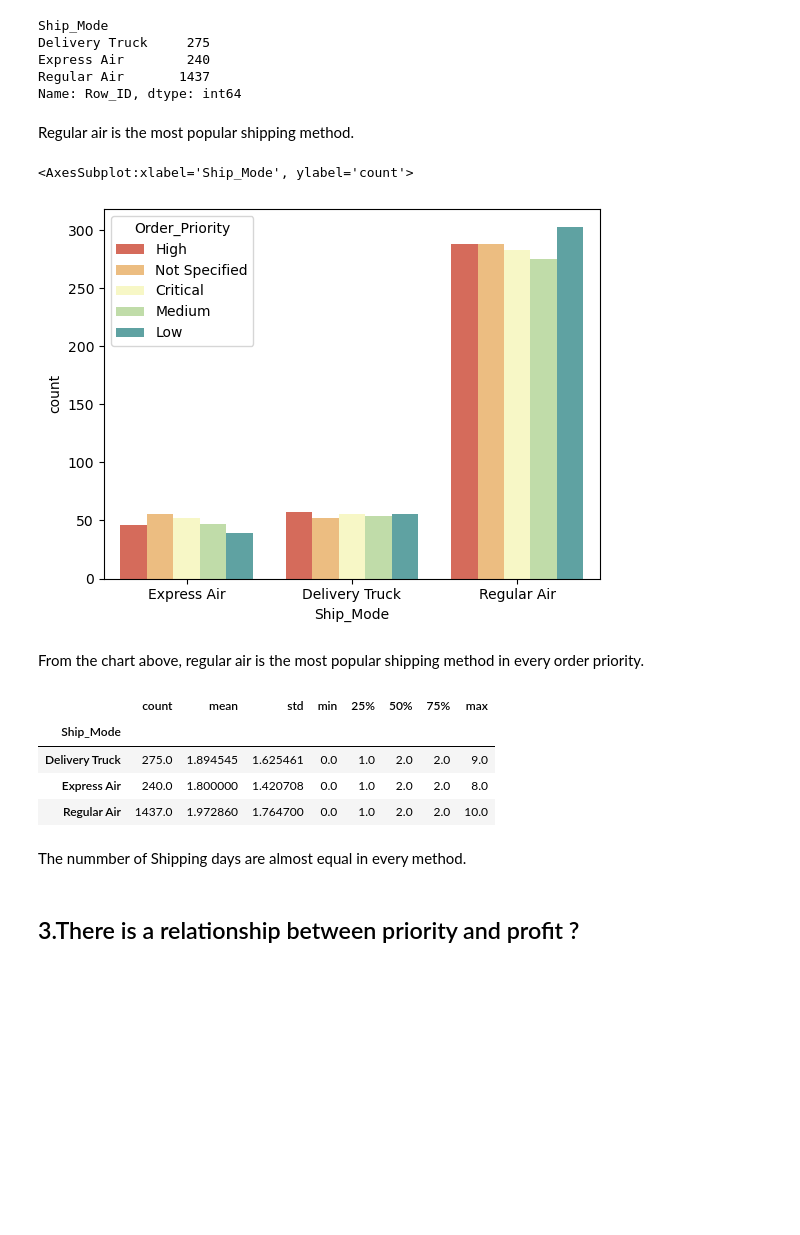
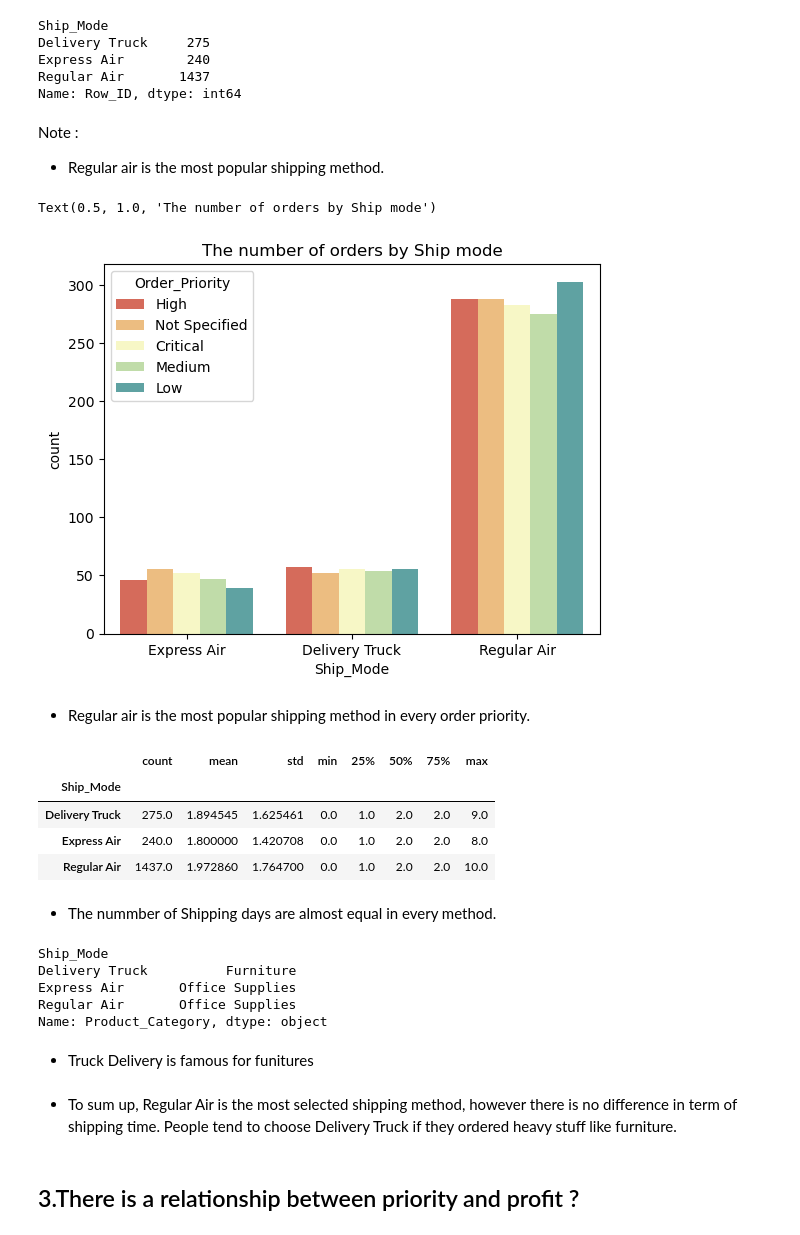
Before and after one commit to pimgcn/analysis-superstore, a Jupyter notebook: Superstore.ipynb, the cells around one changed output. Cells and saved outputs as stored; diff of their text form; code cells hidden in the pictures; blank space fills up the shorter version.

```diff
--- a/Superstore.ipynb
+++ b/Superstore.ipynb
@@ -20,7 +15,7 @@ import geopandas as gpd
 ## Preparing Superstore dataset
 # %%
 # import data (.csv file)
-storedf = pd.read_csv(r'/Users/pims/Desktop/projects/superstore/SuperStoreUS.csv')
+storedf = pd.read_csv(r'/Users/pims/Desktop/projects/superstore/analysis-superstore/SuperStoreUS.csv')
 storedf.head()
 # %% [output]
 |  | Row ID | Order Priority | Discount | Unit Price | Shipping Cost | Customer ID | Customer Name | Ship Mode | ... |
@@ -188,14 +189,16 @@ Express Air        240
 Regular Air       1437
 Name: Row_ID, dtype: int64
 # %% [markdown]
-Regular air is the most popular shipping method.
+Note :
+- Regular air is the most popular shipping method.
 # %%
 sns.countplot(data = storedf, x = 'Ship_Mode', hue = 'Order_Priority',palette='Spectral')
+plt.title('The number of orders by Ship mode')
 # %% [output]
-<AxesSubplot:xlabel='Ship_Mode', ylabel='count'>
+Text(0.5, 1.0, 'The number of orders by Ship mode')
-[figure, old version]
+[figure, new version]
 # %% [markdown]
-From the chart above, regular air is the most popular shipping method in every order priority.
+- Regular air is the most popular shipping method in every order priority.
 # %%
 storedf1.groupby('Ship_Mode')['Diff_Days'].describe()
 # %% [output]
@@ -205,7 +208,19 @@ storedf1.groupby('Ship_Mode')['Diff_Days'].describe()
 | Express Air | 240.0 | 1.800000 | 1.420708 | 0.0 | 1.0 | 2.0 | 2.0 | 8.0 |
 | Regular Air | 1437.0 | 1.972860 | 1.764700 | 0.0 | 1.0 | 2.0 | 2.0 | 10.0 |
 # %% [markdown]
-The nummber of Shipping days are almost equal in every method.
+- The nummber of Shipping days are almost equal in every method.
+# %%
+storedf.groupby('Ship_Mode')['Product_Category'].agg(pd.Series.mode)
+# %% [output]
+Ship_Mode
+Delivery Truck          Furniture
+Express Air       Office Supplies
+Regular Air       Office Supplies
+Name: Product_Category, dtype: object
+# %% [markdown]
+- Truck Delivery is famous for funitures
+# %% [markdown]
+- To sum up, Regular Air is the most selected shipping method, however there is no difference in term of shipping time. People tend to choose Delivery Truck if they ordered heavy stuff like furniture.
 # %% [markdown]
 ## 3.There is a relationship between priority and profit ?
 # %%
```
Also changed, not shown: parts of 51 cells of this notebook, 1 other file.
